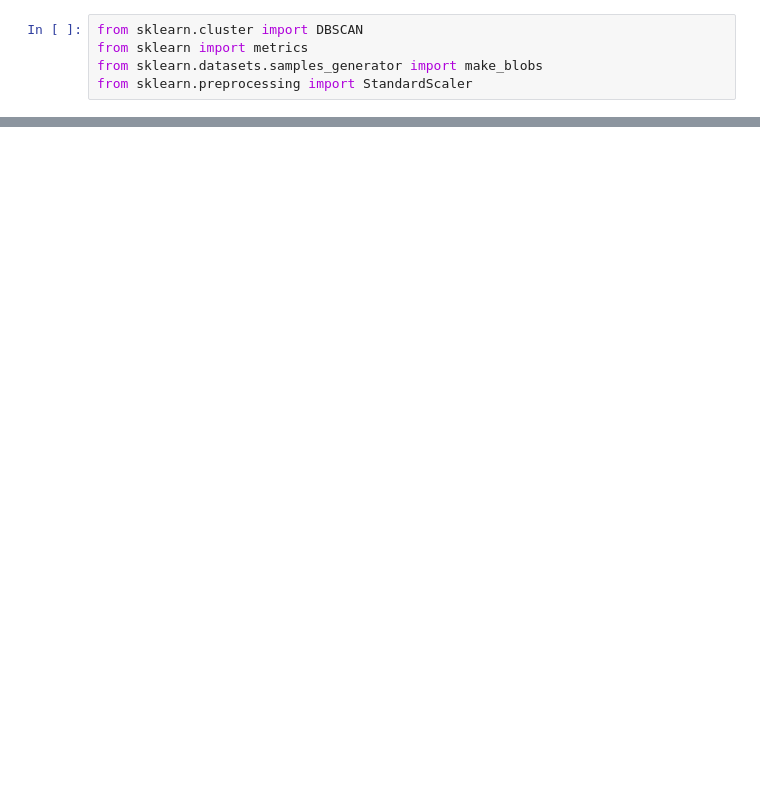
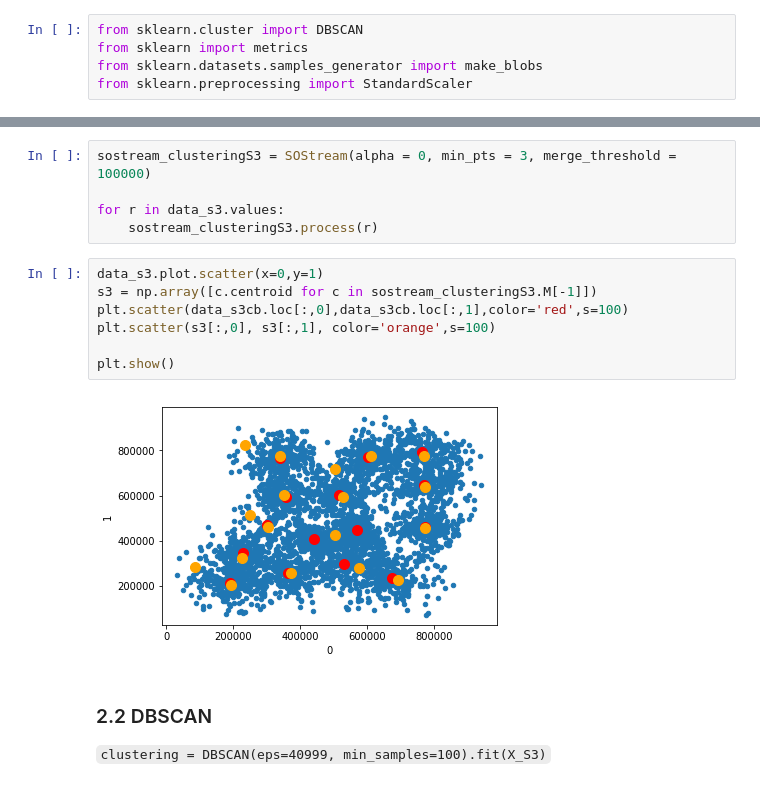
Before and after one commit to ruteee/SOStream, a Jupyter notebook: src/SOStream_and_DBSCAN.ipynb, the cells around one changed output, grey strips where cells are left out. Cells and saved outputs as stored; diff of their text form; blank space fills up the shorter version.

```diff
--- a/src/SOStream_and_DBSCAN.ipynb
+++ b/src/SOStream_and_DBSCAN.ipynb
@@ -292,0 +215,18 @@ plt.show()
+# %%
+sostream_clusteringS3 = SOStream(alpha = 0, min_pts = 3, merge_threshold = 100000)
+
+for r in data_s3.values:
+    sostream_clusteringS3.process(r)
+# %%
+data_s3.plot.scatter(x=0,y=1)
+s3 = np.array([c.centroid for c in sostream_clusteringS3.M[-1]])
+plt.scatter(data_s3cb.loc[:,0],data_s3cb.loc[:,1],color='red',s=100)
+plt.scatter(s3[:,0], s3[:,1], color='orange',s=100)
+
+plt.show()
+# %% [output]
+[figure, added]
+# %% [markdown]
+### 2.2 DBSCAN
+
+`clustering = DBSCAN(eps=40999, min_samples=100).fit(X_S3)`
```
Also changed, not shown: parts of 50 cells of this notebook.
